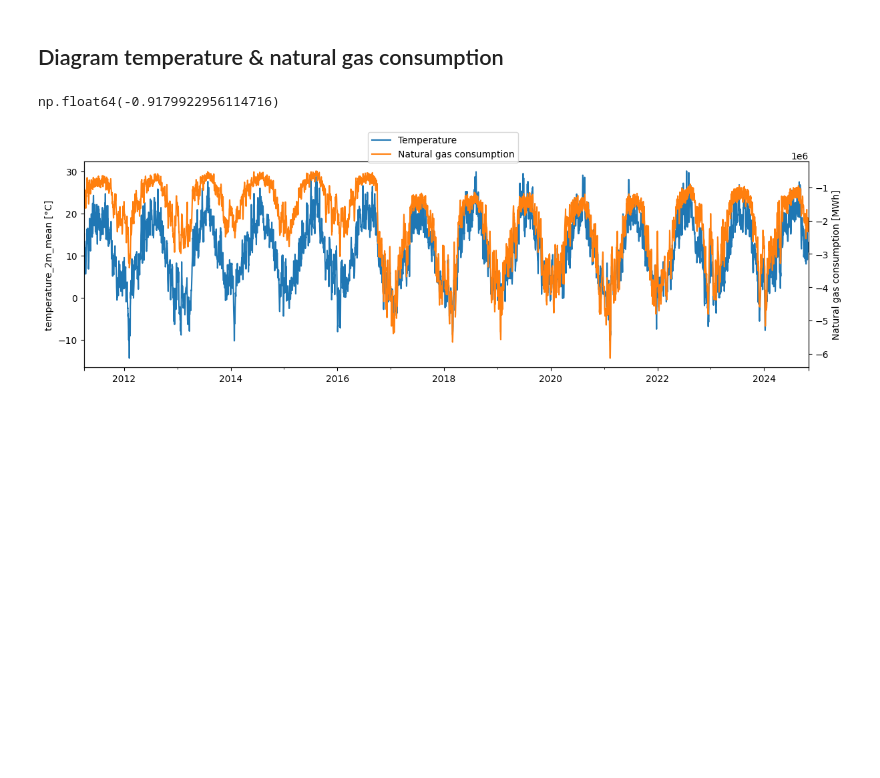
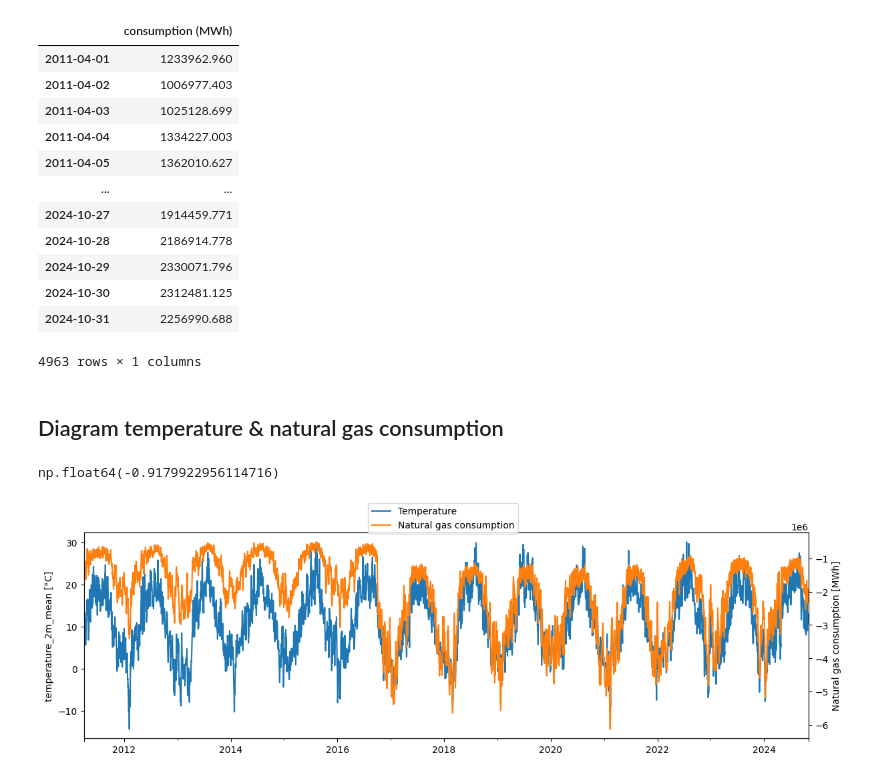
Before and after one commit to NeoSummit/Gas_consumption, a Jupyter notebook: code.ipynb, the cells around one changed output. Saved outputs shown, nothing was run; the diff lists cells and outputs as text; code cells hidden in the pictures; blank space fills up the shorter version.

```diff
--- a/code.ipynb
+++ b/code.ipynb
@@ -36,6 +43,22 @@ temperature_2m_mean (°C)     0
 sunshine_duration (h)        0
 wind_speed_10m_max (km/h)    0
 dtype: int64
+# %%
+consumption_data
+# %% [output]
+|  | consumption (MWh) |
+| 2011-04-01 | 1233962.960 |
+| 2011-04-02 | 1006977.403 |
+| 2011-04-03 | 1025128.699 |
+| 2011-04-04 | 1334227.003 |
+| 2011-04-05 | 1362010.627 |
+| ... | ... |
+| 2024-10-27 | 1914459.771 |
+| 2024-10-28 | 2186914.778 |
+| 2024-10-29 | 2330071.796 |
+| 2024-10-30 | 2312481.125 |
+| 2024-10-31 | 2256990.688 |
+4963 rows × 1 columns
 # %% [markdown]
 ## Diagram temperature & natural gas consumption
 # %%
```
Also changed, not shown: parts of 9 cells of this notebook.
